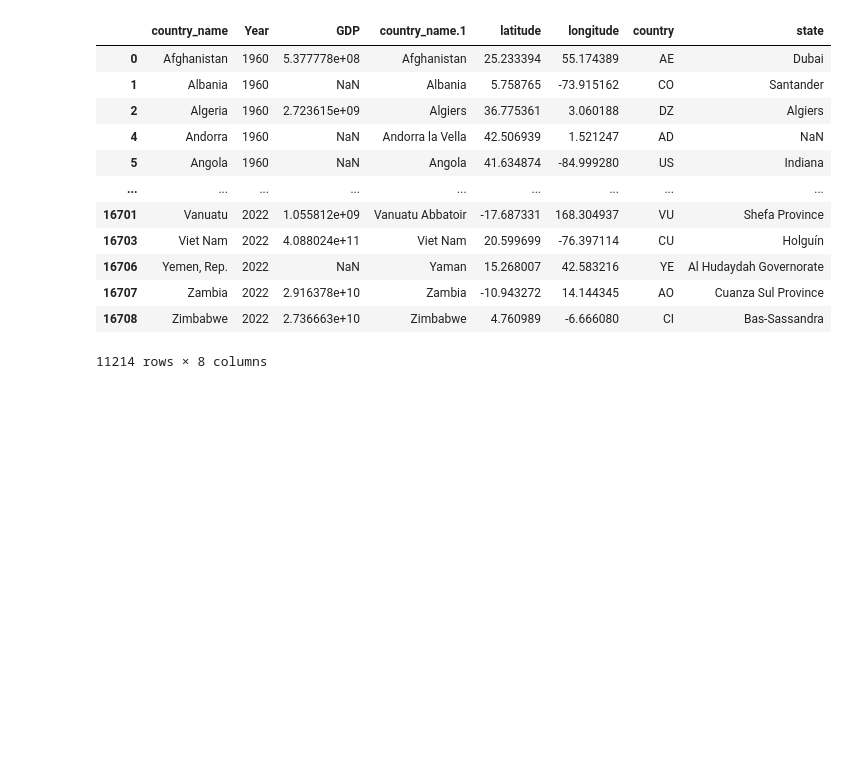
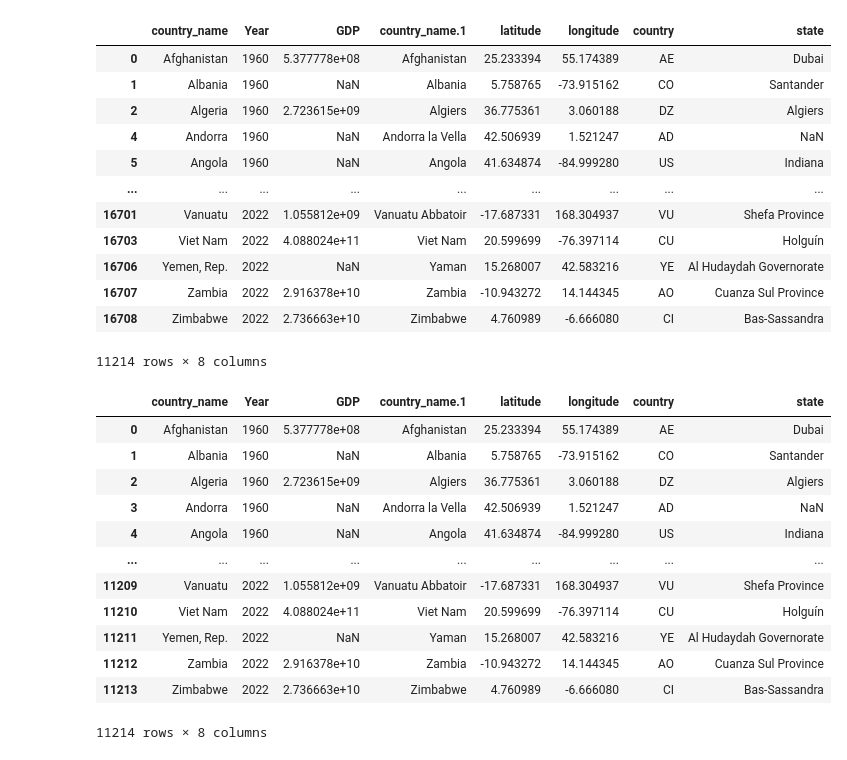
Before and after one commit to Maryam-Dollet/Webscraping_project, a Jupyter notebook: gdp_analysis.ipynb, the cells around one changed output. Drawn from its saved outputs; the diff is of its cells as text; code cells hidden in the pictures; blank space fills up the shorter version.

```diff
--- a/gdp_analysis.ipynb
+++ b/gdp_analysis.ipynb
@@ -81,0 +82,18 @@ gdp_country_poistions_merged.to_csv("data_csv/country_gdp_and_positions.csv", in
+# %%
+df = pd.read_csv("data_csv/country_gdp_and_positions.csv", sep=';')
+# %%
+df
+# %% [output]
+|  | country_name | Year | GDP | country_name.1 | latitude | longitude | country | state |
+| 0 | Afghanistan | 1960 | 5.377778e+08 | Afghanistan | 25.233394 | 55.174389 | AE | Dubai |
+| 1 | Albania | 1960 | NaN | Albania | 5.758765 | -73.915162 | CO | Santander |
+| 2 | Algeria | 1960 | 2.723615e+09 | Algiers | 36.775361 | 3.060188 | DZ | Algiers |
+| 3 | Andorra | 1960 | NaN | Andorra la Vella | 42.506939 | 1.521247 | AD | NaN |
+| 4 | Angola | 1960 | NaN | Angola | 41.634874 | -84.999280 | US | Indiana |
+| ... | ... | ... | ... | ... | ... | ... | ... | ... |
+| 11209 | Vanuatu | 2022 | 1.055812e+09 | Vanuatu Abbatoir | -17.687331 | 168.304937 | VU | Shefa Province |
+| 11210 | Viet Nam | 2022 | 4.088024e+11 | Viet Nam | 20.599699 | -76.397114 | CU | Holguín |
+| 11211 | Yemen, Rep. | 2022 | NaN | Yaman | 15.268007 | 42.583216 | YE | Al Hudaydah Governorate |
+| 11212 | Zambia | 2022 | 2.916378e+10 | Zambia | -10.943272 | 14.144345 | AO | Cuanza Sul Province |
+| 11213 | Zimbabwe | 2022 | 2.736663e+10 | Zimbabwe | 4.760989 | -6.666080 | CI | Bas-Sassandra |
+11214 rows × 8 columns
```
Also changed, not shown: parts of 1 cell of this notebook.
